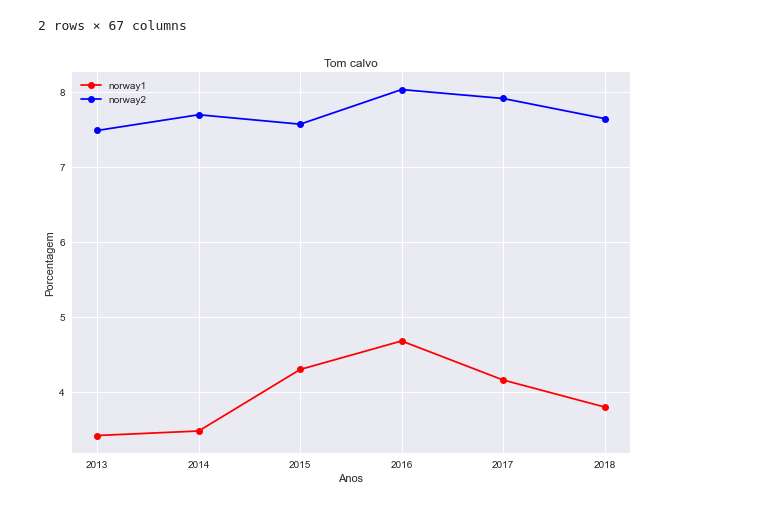
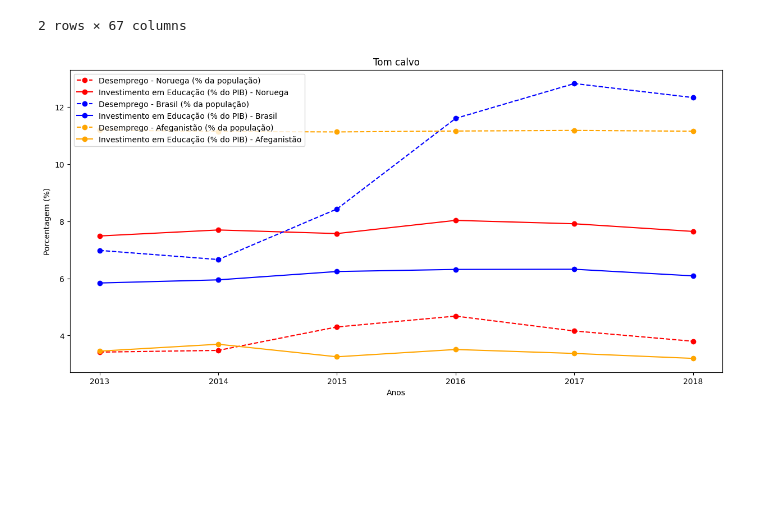
Before and after one commit to alessitomas/c.dadosAPS, a Jupyter notebook: aps2.ipynb, the cells around one changed output. Saved outputs shown, nothing was run; the diff lists cells and outputs as text; code cells hidden in the pictures; blank space fills up the shorter version.

```diff
--- a/aps2.ipynb
+++ b/aps2.ipynb
@@ -12,17 +12,22 @@ for ano in range(2013,2019):
 df_edu = pd.read_csv('dados/government_expenditure/API_SE.XPD.TOTL.GD.ZS_DS2_en_csv_v2_4411877.csv', skiprows=4, decimal='.')
 df_edu_nor = df_edu.iloc[177]
 df_edu_bra = df_edu.iloc[29]
-df_edu_afg = df_edu.iloc[2]
+df_edu_afe = df_edu.iloc[2]
 
 df_desem = pd.read_csv('dados/desemprego/API_SL.UEM.TOTL.ZS_DS2_en_csv_v2_4488595.csv', skiprows=4, decimal='.')
 
 df_desem_nor = df_desem.iloc[177]
 df_desem_bra = df_desem.iloc[29]
-df_desem_afg = df_desem.iloc[2]
+df_desem_afe = df_desem.iloc[2]
 
 all_nor = pd.concat((df_desem_nor, df_edu_nor), join='outer', axis=1)
+all_bra = pd.concat((df_desem_bra, df_edu_bra), join='outer', axis=1)
+all_afe = pd.concat((df_desem_afe, df_edu_afe), join='outer', axis=1)
 # manipulação de data frama
 all_nor = all_nor.transpose()
+all_bra = all_bra.transpose()
+all_afe = all_afe.transpose()
+
 all_nor.head()
 # %% [output]
 |  | Country Name | Country Code | Indicator Name | Indicator Code | 1960 | 1961 | 1962 | 1963 | ... |
@@ -32,27 +37,57 @@ all_nor.head()
 # %%
 lista_norway1 = []
 lista_norway2 = []
 
+lista_brasil1 = []
+lista_brasil2 = []
+
+lista_afeg1 = []
+lista_afeg2 = []
+
+
+
 lista_anos = list(range(2013,2019))
+
+
 
 
 data_norway1 = all_nor[all_nor['Indicator Code'] == 'SL.UEM.TOTL.ZS']
 data_norway2 = all_nor[all_nor['Indicator Code'] == 'SE.XPD.TOTL.GD.ZS']
+
+data_brasil1 = all_bra[all_bra['Indicator Code'] == 'SL.UEM.TOTL.ZS']
+data_brasil2 = all_bra[all_bra['Indicator Code'] == 'SE.XPD.TOTL.GD.ZS']
+
+data_afeg1 = all_afe[all_afe['Indicator Code'] == 'SL.UEM.TOTL.ZS']
+data_afeg2 = all_afe[all_afe['Indicator Code'] == 'SE.XPD.TOTL.GD.ZS']
 
 
 for ano in lista_anos:
     lista_norway1.append(data_norway1[str(ano)])
     lista_norway2.append(data_norway2[str(ano)])
 
+    lista_brasil1.append(data_brasil1[str(ano)])
+    lista_brasil2.append(data_brasil2[str(ano)])
 
-plt.style.use('seaborn')
-plt.figure(figsize=(10,7))
-plt.plot(lista_anos, lista_norway1, color= 'red', marker = 'o', label= 'norway1')
-plt.plot(lista_anos, lista_norway2, color= 'blue', marker = 'o', label= 'norway2')
-plt.legend()
+    lista_afeg1.append(data_afeg1[str(ano)])
+    lista_afeg2.append(data_afeg2[str(ano)])
+
+
+
+
+plt.style.use('default')
+plt.figure(figsize=(15,7))
+plt.plot(lista_anos, lista_norway1, "r--", color= 'red', marker = "o", label= 'Desemprego - Noruega (% da população)')
+plt.plot(lista_anos, lista_norway2, color= 'red', marker = 'o', label= 'Investimento em Educação (% do PIB) - Noruega')
+plt.plot(lista_anos, lista_brasil1, "r--", color= 'blue', marker = "o", label= 'Desemprego - Brasil (% da população)')
+plt.plot(lista_anos, lista_brasil2, color= 'blue', marker = 'o', label= 'Investimento em Educação (% do PIB) - Brasil')
+plt.plot(lista_anos, lista_afeg1, "r--", color= 'orange', marker = "o", label= 'Desemprego - Afeganistão (% da população)')
+plt.plot(lista_anos, lista_afeg2, color= 'orange', marker = 'o', label= 'Investimento em Educação (% do PIB) - Afeganistão')
+
+plt.legend(loc='best')
 plt.title('Tom calvo')
 plt.xlabel('Anos')
-plt.ylabel('Porcentagem')
+plt.ylabel('Porcentagem (%)')
+plt.xticks(range(2013, 2019))
 plt.show()
 # %% [output]
-[figure, old version]
+[figure, new version]
```
